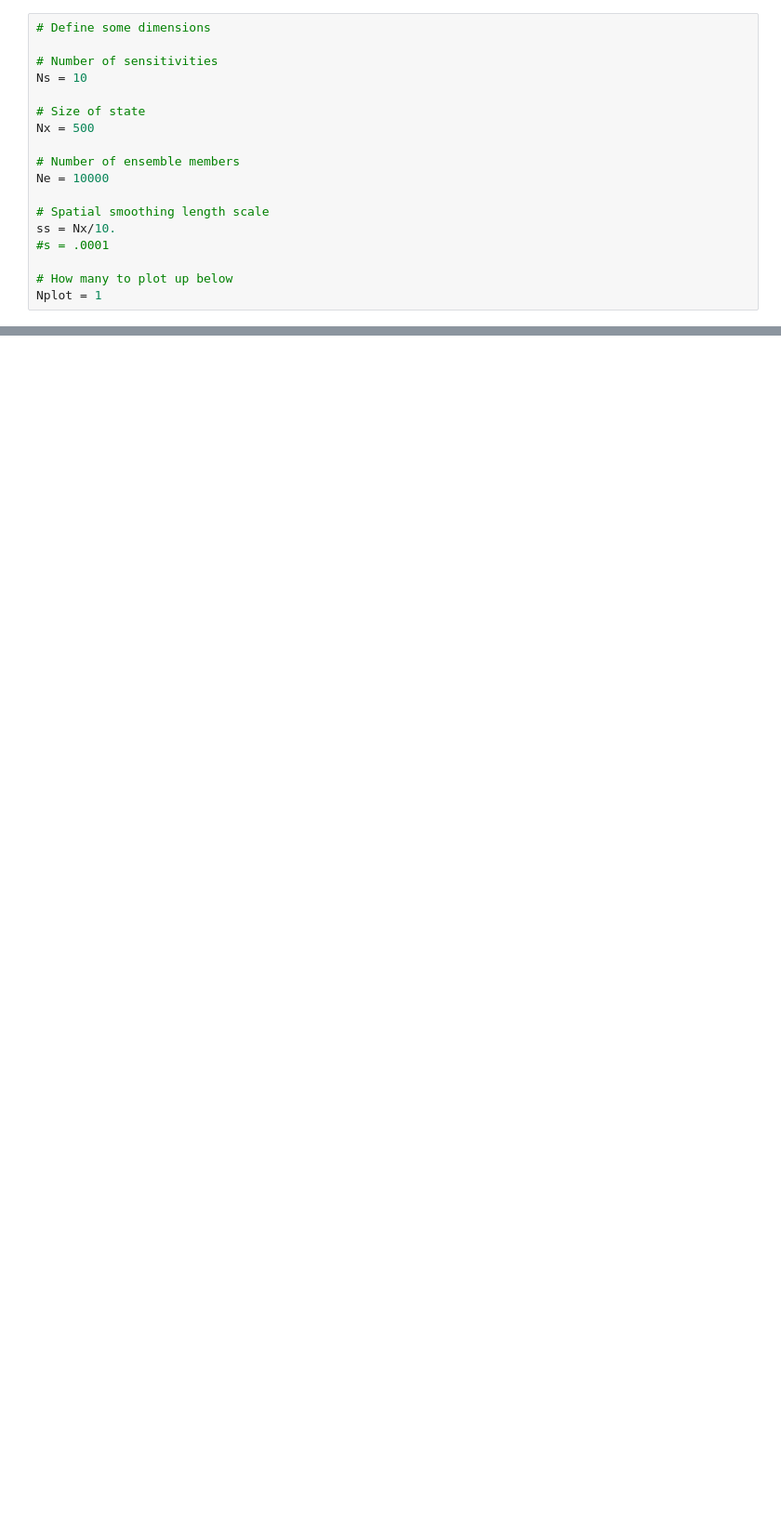
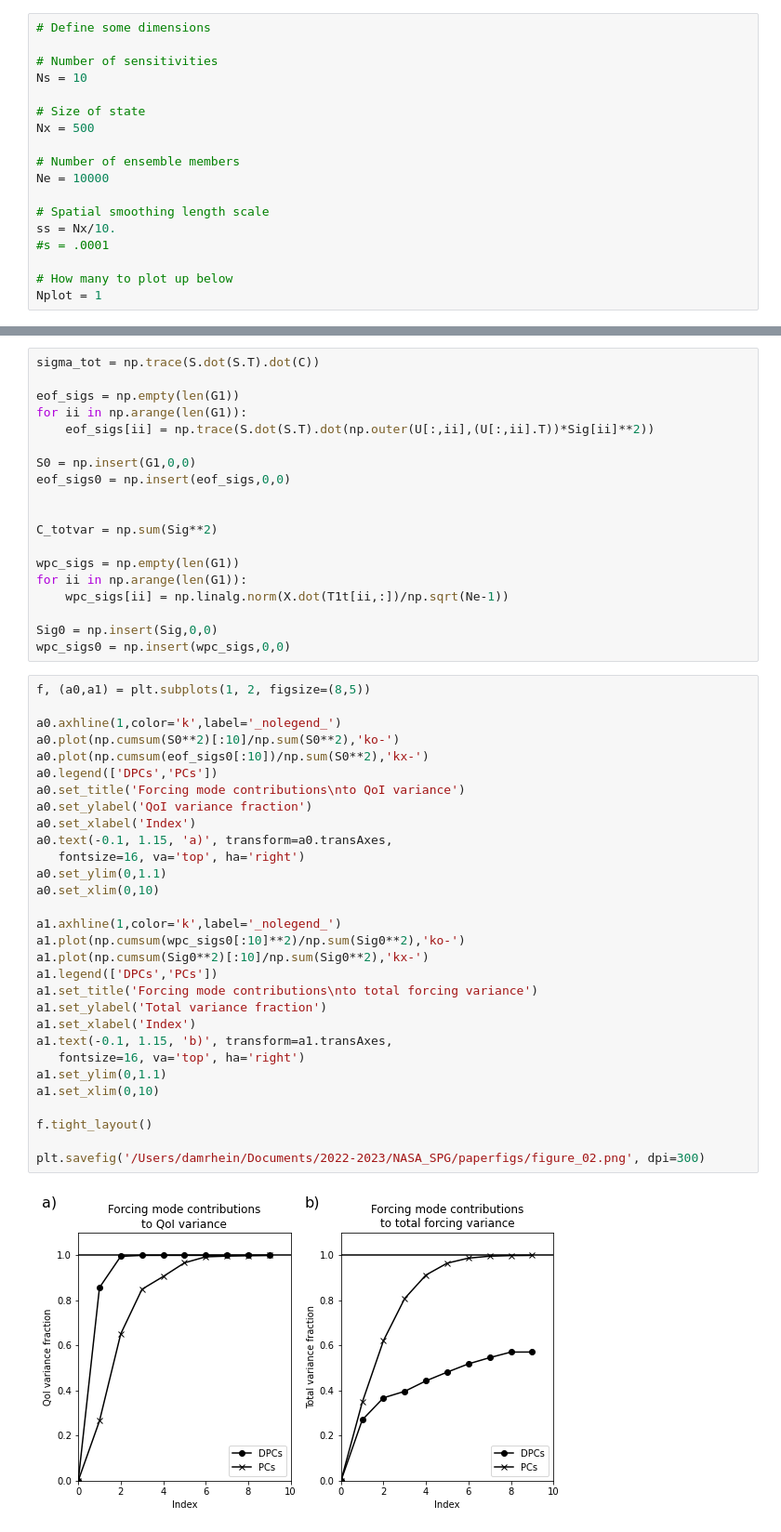
Before and after one commit to amrhein/DPCs, a Jupyter notebook: DPCs.ipynb, the cells around one changed output, grey strips where cells are left out. Shown at 93% size. Saved outputs shown, nothing was run; the diff lists cells and outputs as text; blank space fills up the shorter version.

```diff
--- a/DPCs.ipynb
+++ b/DPCs.ipynb
@@ -268,0 +149,51 @@ plt.show()
+# %%
+sigma_tot = np.trace(S.dot(S.T).dot(C))
+
+eof_sigs = np.empty(len(G1))
+for ii in np.arange(len(G1)):
+    eof_sigs[ii] = np.trace(S.dot(S.T).dot(np.outer(U[:,ii],(U[:,ii].T))*Sig[ii]**2))
+
+S0 = np.insert(G1,0,0)
+eof_sigs0 = np.insert(eof_sigs,0,0)
+
+
+C_totvar = np.sum(Sig**2)
+
+wpc_sigs = np.empty(len(G1))
+for ii in np.arange(len(G1)):
+    wpc_sigs[ii] = np.linalg.norm(X.dot(T1t[ii,:])/np.sqrt(Ne-1))
+
+Sig0 = np.insert(Sig,0,0)
+wpc_sigs0 = np.insert(wpc_sigs,0,0)
+# %%
+f, (a0,a1) = plt.subplots(1, 2, figsize=(8,5))
+
+a0.axhline(1,color='k',label='_nolegend_')
+a0.plot(np.cumsum(S0**2)[:10]/np.sum(S0**2),'ko-')
+a0.plot(np.cumsum(eof_sigs0[:10])/np.sum(S0**2),'kx-')
+a0.legend(['DPCs','PCs'])
+a0.set_title('Forcing mode contributions\nto QoI variance')
+a0.set_ylabel('QoI variance fraction')
+a0.set_xlabel('Index')
+a0.text(-0.1, 1.15, 'a)', transform=a0.transAxes,
+   fontsize=16, va='top', ha='right')
+a0.set_ylim(0,1.1)
+a0.set_xlim(0,10)
+
+a1.axhline(1,color='k',label='_nolegend_')
+a1.plot(np.cumsum(wpc_sigs0[:10]**2)/np.sum(Sig0**2),'ko-')
+a1.plot(np.cumsum(Sig0**2)[:10]/np.sum(Sig0**2),'kx-')
+a1.legend(['DPCs','PCs'])
+a1.set_title('Forcing mode contributions\nto total forcing variance')
+a1.set_ylabel('Total variance fraction')
+a1.set_xlabel('Index')
+a1.text(-0.1, 1.15, 'b)', transform=a1.transAxes,
+   fontsize=16, va='top', ha='right')
+a1.set_ylim(0,1.1)
+a1.set_xlim(0,10)
+
+f.tight_layout()
+
+plt.savefig('/Users/damrhein/Documents/2022-2023/NASA_SPG/paperfigs/figure_02.png', dpi=300)
+# %% [output]
+[figure, added]
```
Also changed, not shown: parts of 14 cells of this notebook.
